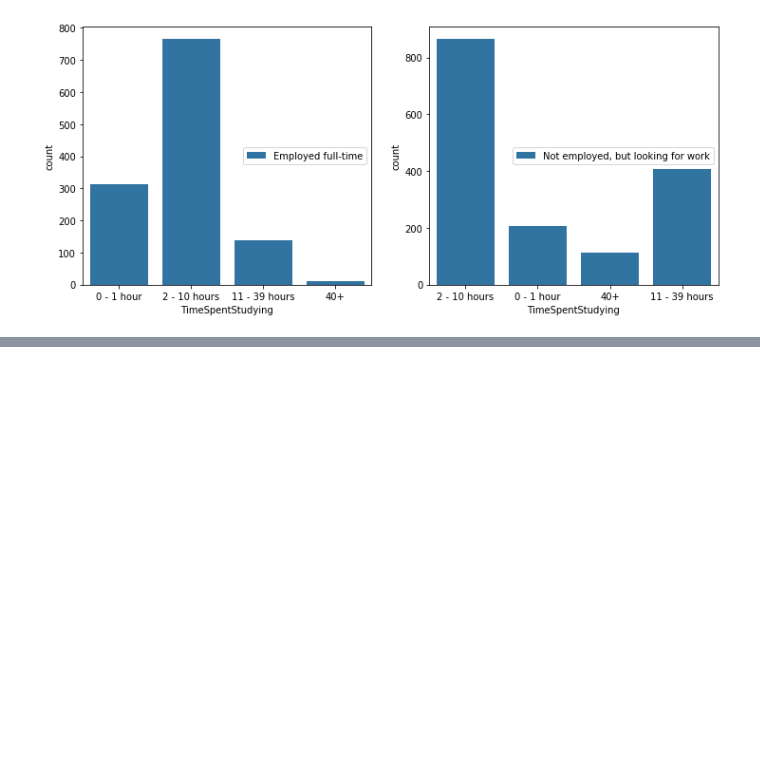
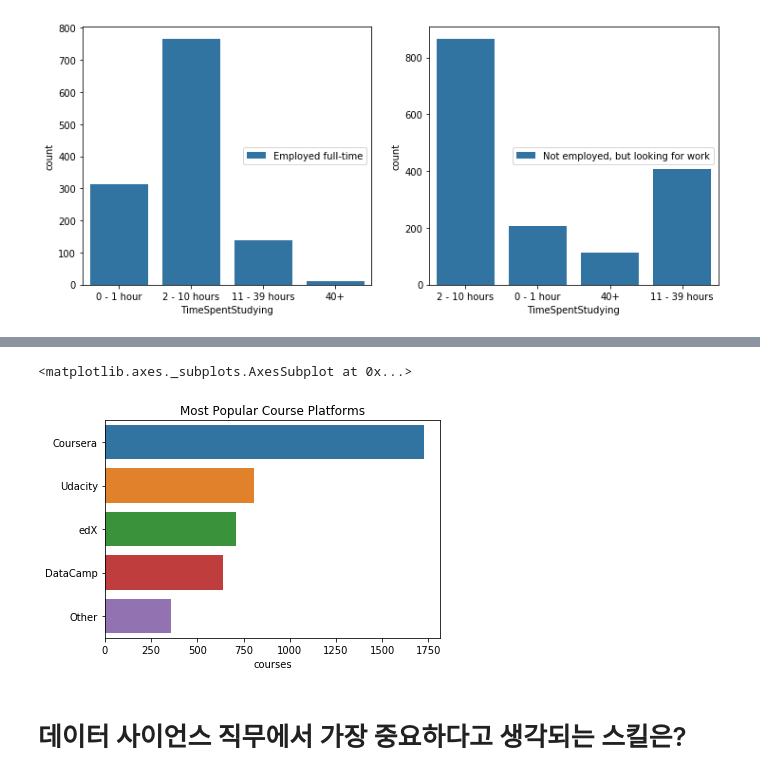
Before and after one commit to Maresak/programmers_lecture, a Jupyter notebook: survey23.ipynb, the cells around one changed output, grey strips where cells are left out. Cells and saved outputs as stored; diff of their text form; code cells hidden in the pictures; blank space fills up the shorter version.

```diff
--- a/survey2.ipynb
+++ b/survey23.ipynb
@@ -249,0 +282,4 @@ sns.countplot(x='TimeSpentStudying',
+# %%
+# 인기 있는 코스 플랫폼
+mcq['CoursePlatformSelect'] = mcq['CoursePlatformSelect'].astype('str').apply(lambda x: x.split(','))
+mcq['CoursePlatformSelect'].head()
@@ -249,0 +293,4 @@ sns.countplot(x='TimeSpentStudying',
+# %%
+t = mcq.apply(lambda x:pd.Series(x['CoursePlatformSelect']), axis=1).stack().reset_index(level=1, drop=True)
+t.name = 'courses'
+t.head(10)
@@ -249,0 +309,9 @@ sns.countplot(x='TimeSpentStudying',
+# %%
+t = t[t != 'nan'].value_counts()
+plt.title("Most Popular Course Platforms")
+sns.barplot(y=t.index, x=t)
+# %% [output]
+<matplotlib.axes._subplots.AxesSubplot at 0x...>
+[figure, added]
+# %% [markdown]
+# 데이터 사이언스 직무에서 가장 중요하다고 생각되는 스킬은?
```
Also changed, not shown: parts of 30 cells of this notebook.
